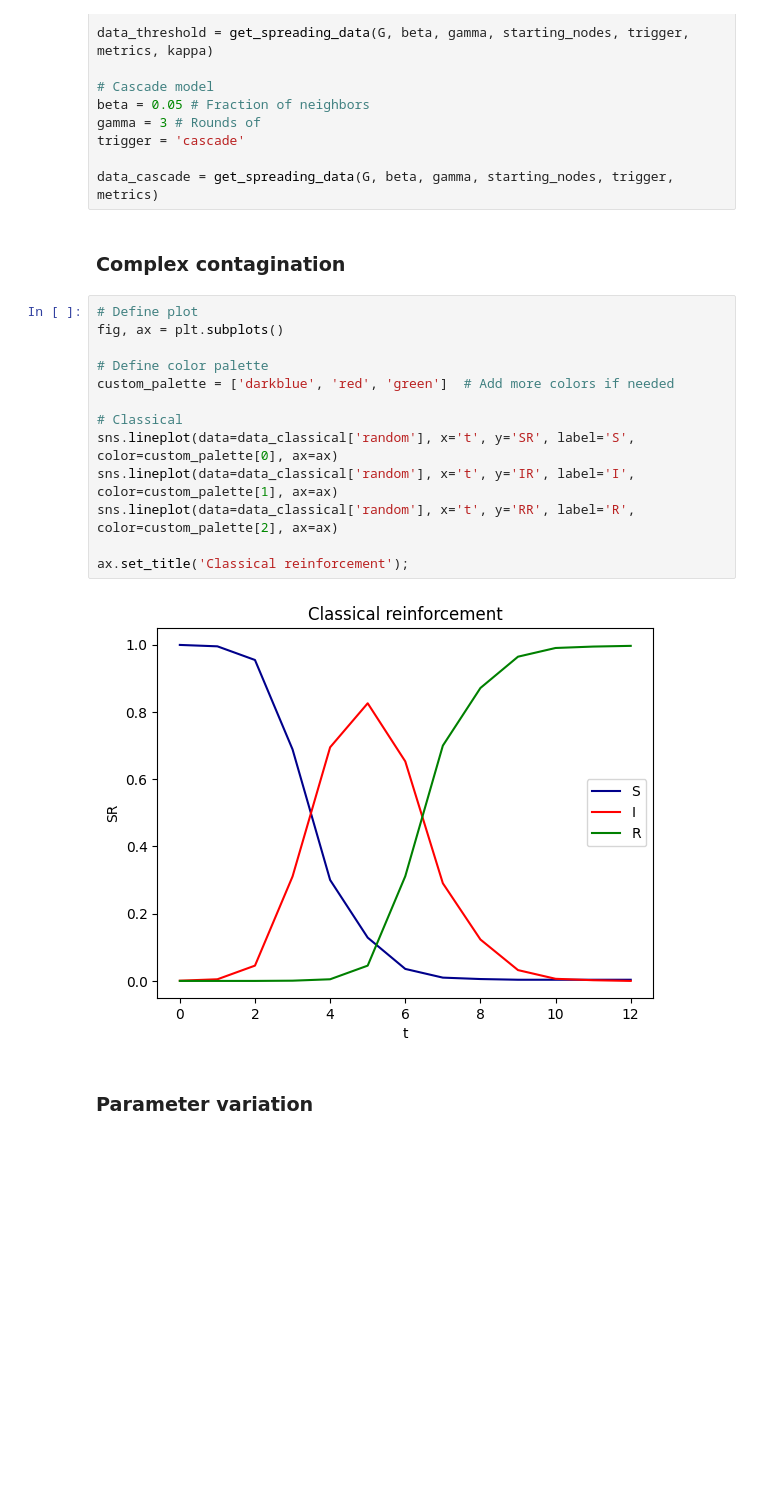
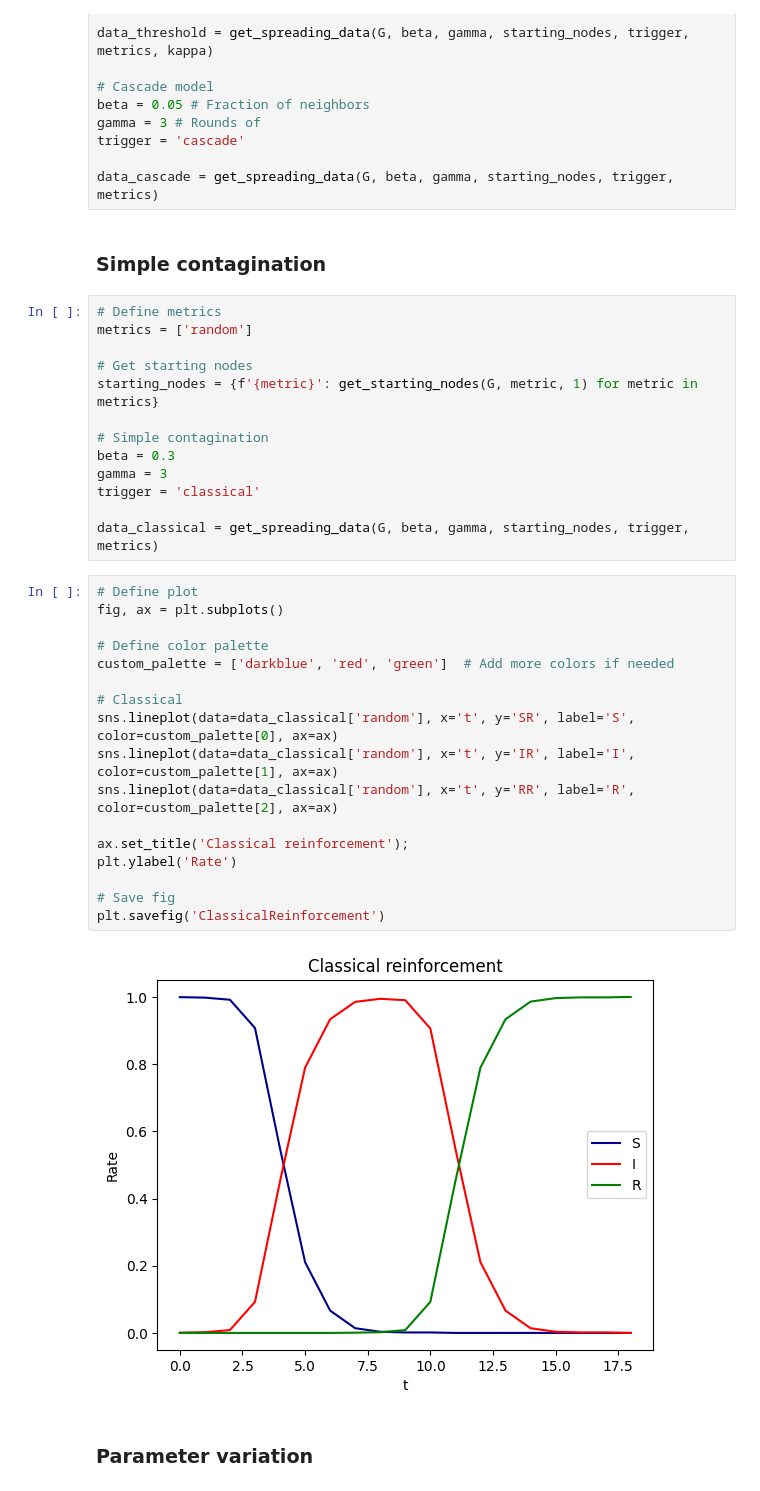
Before and after one commit to IdaUgilt/NA_project_facebook_friendships, a Jupyter notebook: indetify_key_employees.ipynb, the cells around one changed output. Saved outputs shown, nothing was run; the diff lists cells and outputs as text; blank space fills up the shorter version.

```diff
--- a/indetify_key_employees.ipynb
+++ b/indetify_key_employees.ipynb
@@ -47,21 +47,38 @@ trigger = 'cascade'
 
 data_cascade = get_spreading_data(G, beta, gamma, starting_nodes, trigger, metrics)
 # %% [markdown]
-### Complex contagination
+### Simple contagination
+# %%
+# Define metrics
+metrics = ['random']
+
+# Get starting nodes
+starting_nodes = {f'{metric}': get_starting_nodes(G, metric, 1) for metric in metrics}
+
+# Simple contagination
+beta = 0.3
+gamma = 3
+trigger = 'classical'
+
+data_classical = get_spreading_data(G, beta, gamma, starting_nodes, trigger, metrics)
 # %%
 # Define plot
 fig, ax = plt.subplots()
 
 # Define color palette
 custom_palette = ['darkblue', 'red', 'green']  # Add more colors if needed
 
 # Classical
 sns.lineplot(data=data_classical['random'], x='t', y='SR', label='S', color=custom_palette[0], ax=ax)
 sns.lineplot(data=data_classical['random'], x='t', y='IR', label='I', color=custom_palette[1], ax=ax)
 sns.lineplot(data=data_classical['random'], x='t', y='RR', label='R', color=custom_palette[2], ax=ax)
 
 ax.set_title('Classical reinforcement');
+plt.ylabel('Rate')
+
+# Save fig
+plt.savefig('ClassicalReinforcement')
 # %% [output]
-[figure, old version]
+[figure, new version]
 # %% [markdown]
 ### Parameter variation
```
Also changed, not shown: parts of 25 cells of this notebook.
